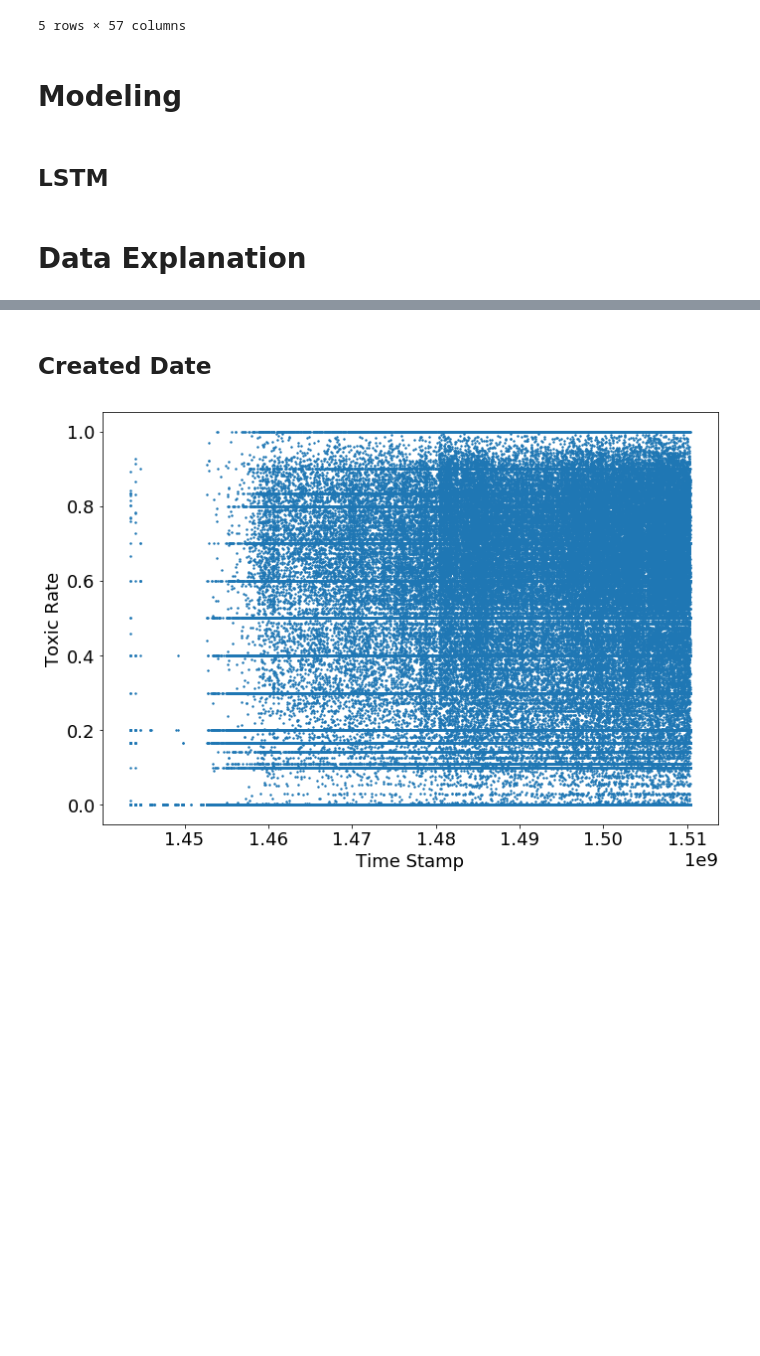
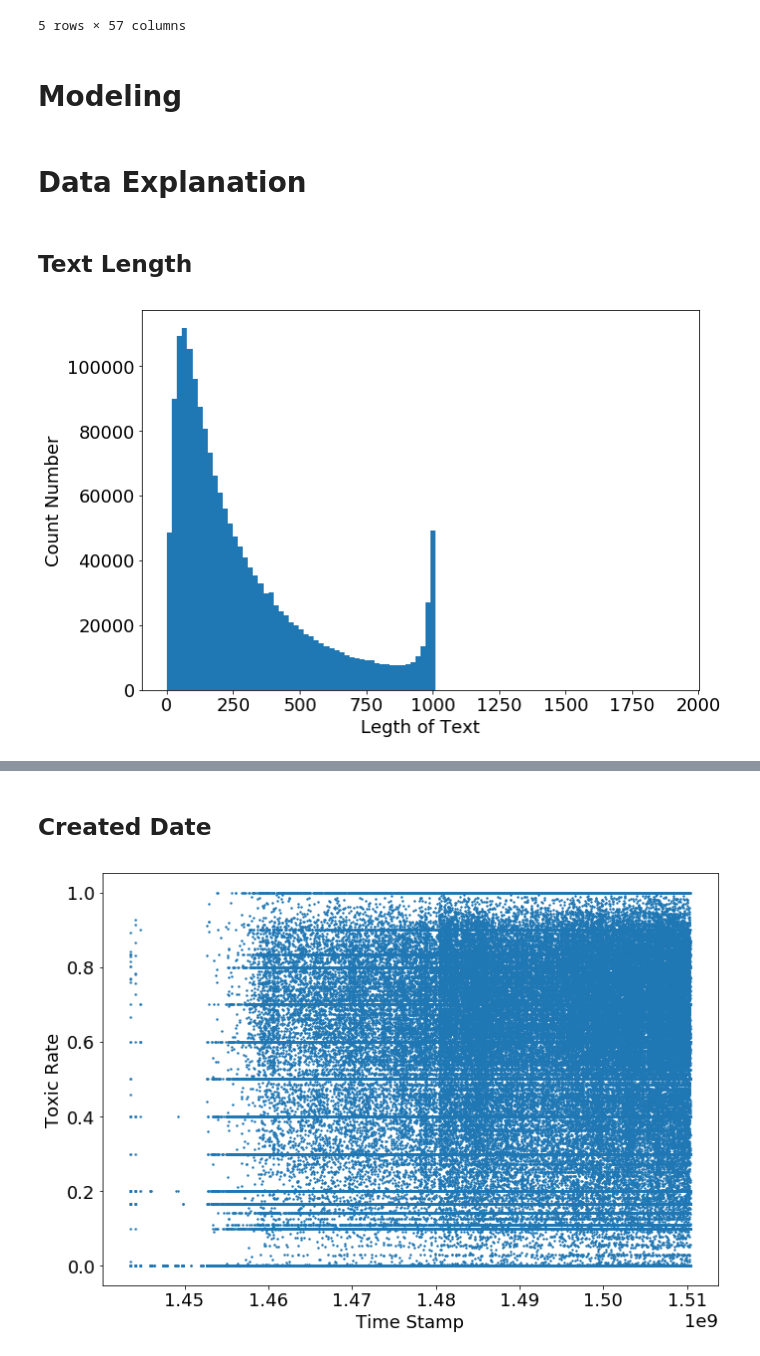
Before and after one commit to KenkenGoda/Jigsaw, a Jupyter notebook: notebook/jigsaw.ipynb, the cells around one changed output, grey strips where cells are left out. Cells and saved outputs as stored; diff of their text form; code cells hidden in the pictures; blank space fills up the shorter version.

```diff
--- a/notebook/jigsaw.ipynb
+++ b/notebook/jigsaw.ipynb
@@ -182,5 +180,3 @@ Feature('train').df.head()
 5 rows × 57 columns
 # %% [markdown]
 # Modeling
-# %% [markdown]
-## LSTM
@@ -285,9 +185,18 @@ def main():
 # %%
 class Figure(Preprocessing):
 
-    def __init__(self, nrows=10000, preprocessing=True, drop=False):
+    def __init__(self, kind='train', nrows=10000, preprocessing=True, drop=False):
         if preprocessing:
-            super().__init__('train', nrows=nrows, drop=drop)
+            super().__init__(kind=kind, nrows=nrows, drop=drop)
+
+    def text_length(self):
+        texts = self.df['comment_text'].values
+        x = [len(text) for text in texts]
+        plt.figure(figsize=(10, 7))
+        plt.hist(x, bins=100)
+        plt.xlabel('Legth of Text')
+        plt.ylabel('Count Number')
+        plt.show()
 
     def date_target(self):
         x = self.df['time_stamp']
@@ -393,3 +302,9 @@ class Figure(Preprocessing):
         plt.imshow(wc)
         plt.axis('off')
         plt.show()
+# %% [markdown]
+## Text Length
+# %%
+Figure(kind='train', nrows=None, drop=True).text_length()
+# %% [output]
+[figure, added]
```
Also changed, not shown: parts of 8 cells of this notebook.
